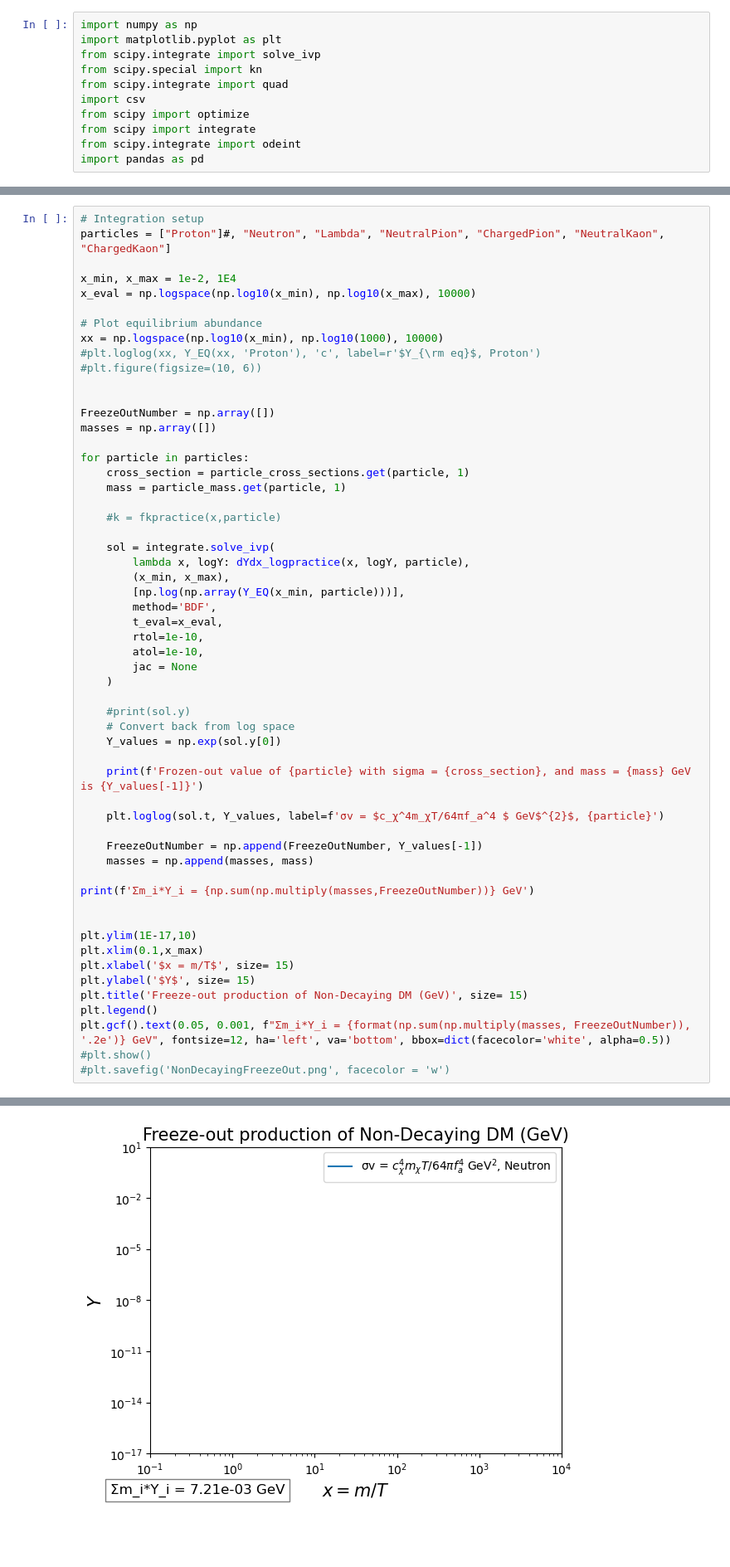
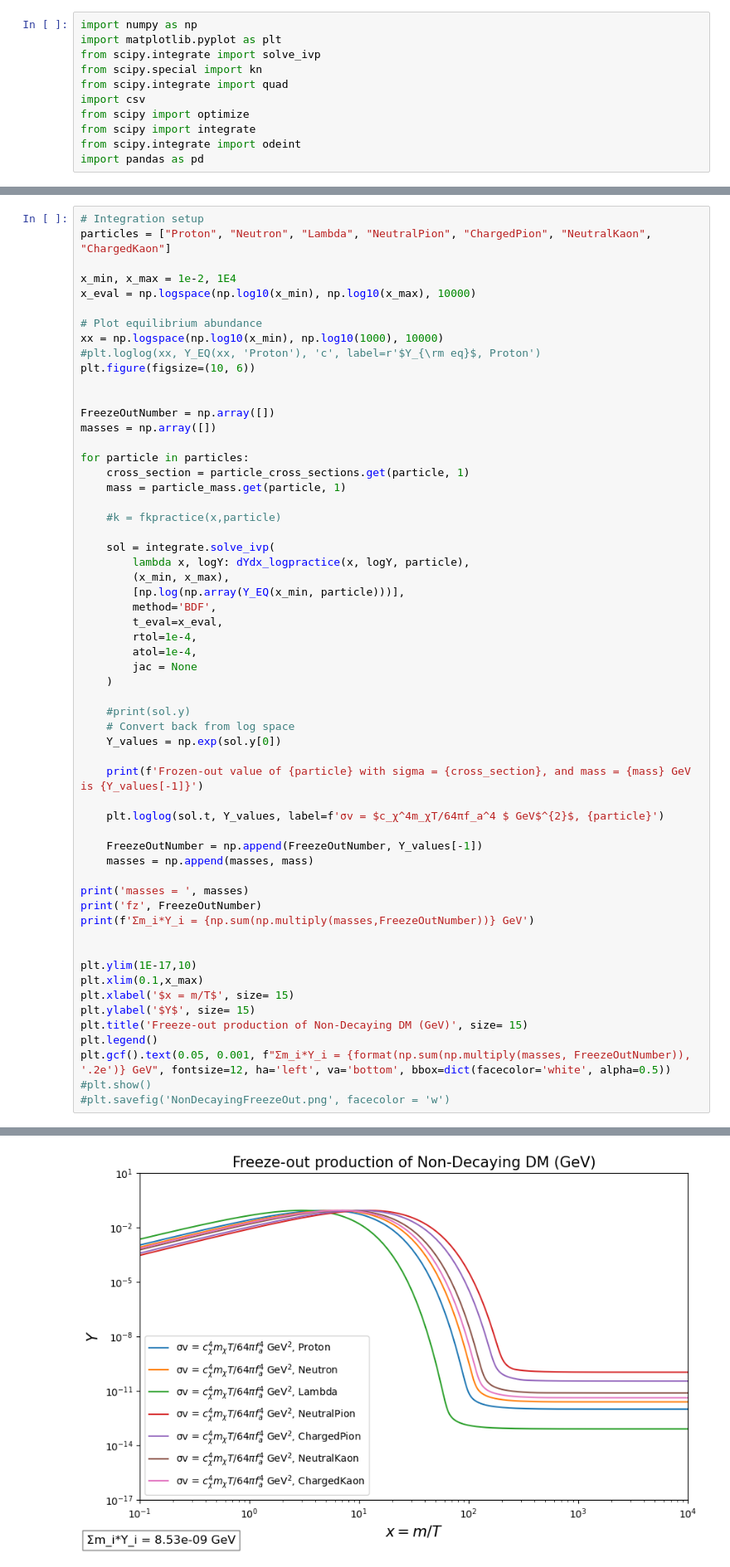
Before and after one commit to IgalPress/Thesis, a Jupyter notebook: FreezeOutCode.ipynb, the cells around one changed output, grey strips where cells are left out. Shown at 83% size. Drawn from its saved outputs; the diff is of its cells as text; blank space fills up the shorter version.

```diff
--- a/FreezeOutCode.ipynb
+++ b/FreezeOutCode.ipynb
@@ -77,7 +60,7 @@ None
 4.97359197162173e-11
 # %%
 # Integration setup
-particles = ["Proton"]#, "Neutron", "Lambda", "NeutralPion", "ChargedPion", "NeutralKaon", "ChargedKaon"]
+particles = ["Proton", "Neutron", "Lambda", "NeutralPion", "ChargedPion", "NeutralKaon", "ChargedKaon"]
 
 x_min, x_max = 1e-2, 1E4
 x_eval = np.logspace(np.log10(x_min), np.log10(x_max), 10000)
@@ -85,7 +68,7 @@ x_eval = np.logspace(np.log10(x_min), np.log10(x_max), 10000)
 # Plot equilibrium abundance
 xx = np.logspace(np.log10(x_min), np.log10(1000), 10000)
 #plt.loglog(xx, Y_EQ(xx, 'Proton'), 'c', label=r'$Y_{\rm eq}$, Proton')
-#plt.figure(figsize=(10, 6))
+plt.figure(figsize=(10, 6))
 
 
 FreezeOutNumber = np.array([])
@@ -103,8 +86,8 @@ for particle in particles:
         [np.log(np.array(Y_EQ(x_min, particle)))],
         method='BDF',
         t_eval=x_eval,
-        rtol=1e-10,
-        atol=1e-10,
+        rtol=1e-4,
+        atol=1e-4,
         jac = None
     )
 
@@ -119,6 +102,8 @@ for particle in particles:
     FreezeOutNumber = np.append(FreezeOutNumber, Y_values[-1])
     masses = np.append(masses, mass)
 
+print('masses = ', masses)
+print('fz', FreezeOutNumber)
 print(f'Σm_i*Y_i = {np.sum(np.multiply(masses,FreezeOutNumber))} GeV')
 
 
@@ -138,2 +132,2 @@ Text(0.05, 0.001, 'Σm_i*Y_i = 7.21e-03 GeV')
-[figure, old version]
+[figure, new version]
 # %%
```
Also changed, not shown: parts of 3 cells of this notebook, 1 other file.
